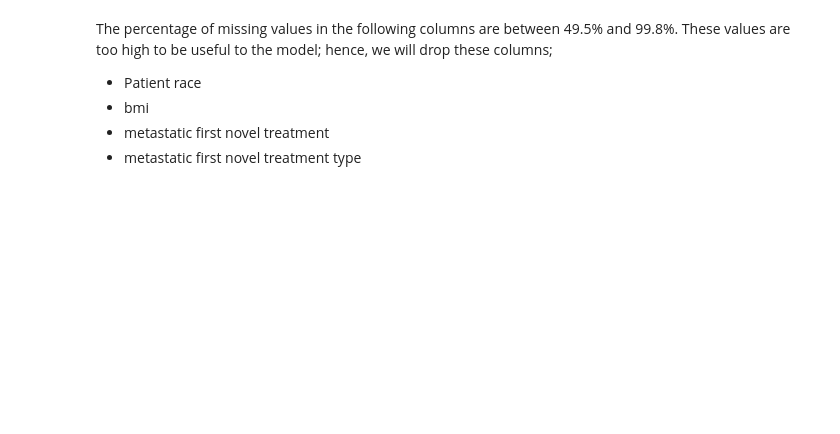
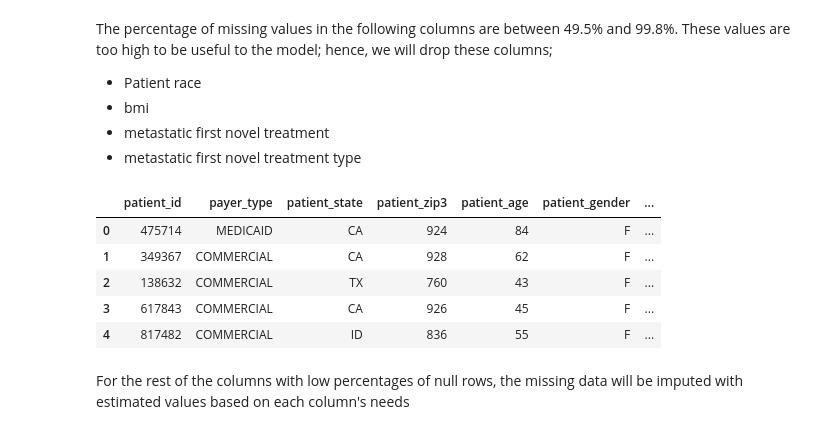
Before and after one commit to WiDS-Datathon/cancer_prediction, a Jupyter notebook: Metastatic Cancer Prediction Model.ipynb, the cells around one changed output. Drawn from its saved outputs; the diff is of its cells as text; code cells hidden in the pictures; blank space fills up the shorter version.

```diff
--- a/Metastatic Cancer Prediction Model.ipynb
+++ b/Metastatic Cancer Prediction Model.ipynb
@@ -118,4 +113,18 @@ The percentage of missing values in the following columns are between 49.5% and
 - metastatic first novel treatment
 - metastatic first novel treatment type
 # %%
-train.drop_columns([''])
+train = train_set.drop(columns = ['patient_race',
+                      'bmi',
+                      'metastatic_first_novel_treatment',
+                      'metastatic_first_novel_treatment_type'])
+
+train.head() #Confirming successful column drop
+# %% [output]
+|  | patient_id | payer_type | patient_state | patient_zip3 | patient_age | patient_gender | ... |
+| 0 | 475714 | MEDICAID | CA | 924 | 84 | F | ... |
+| 1 | 349367 | COMMERCIAL | CA | 928 | 62 | F | ... |
+| 2 | 138632 | COMMERCIAL | TX | 760 | 43 | F | ... |
+| 3 | 617843 | COMMERCIAL | CA | 926 | 45 | F | ... |
+| 4 | 817482 | COMMERCIAL | ID | 836 | 55 | F | ... |
+# %% [markdown]
+For the rest of the columns with low percentages of null rows, the missing data will be imputed with estimated values based on each column's needs
```
Also changed, not shown: parts of 11 cells of this notebook.
